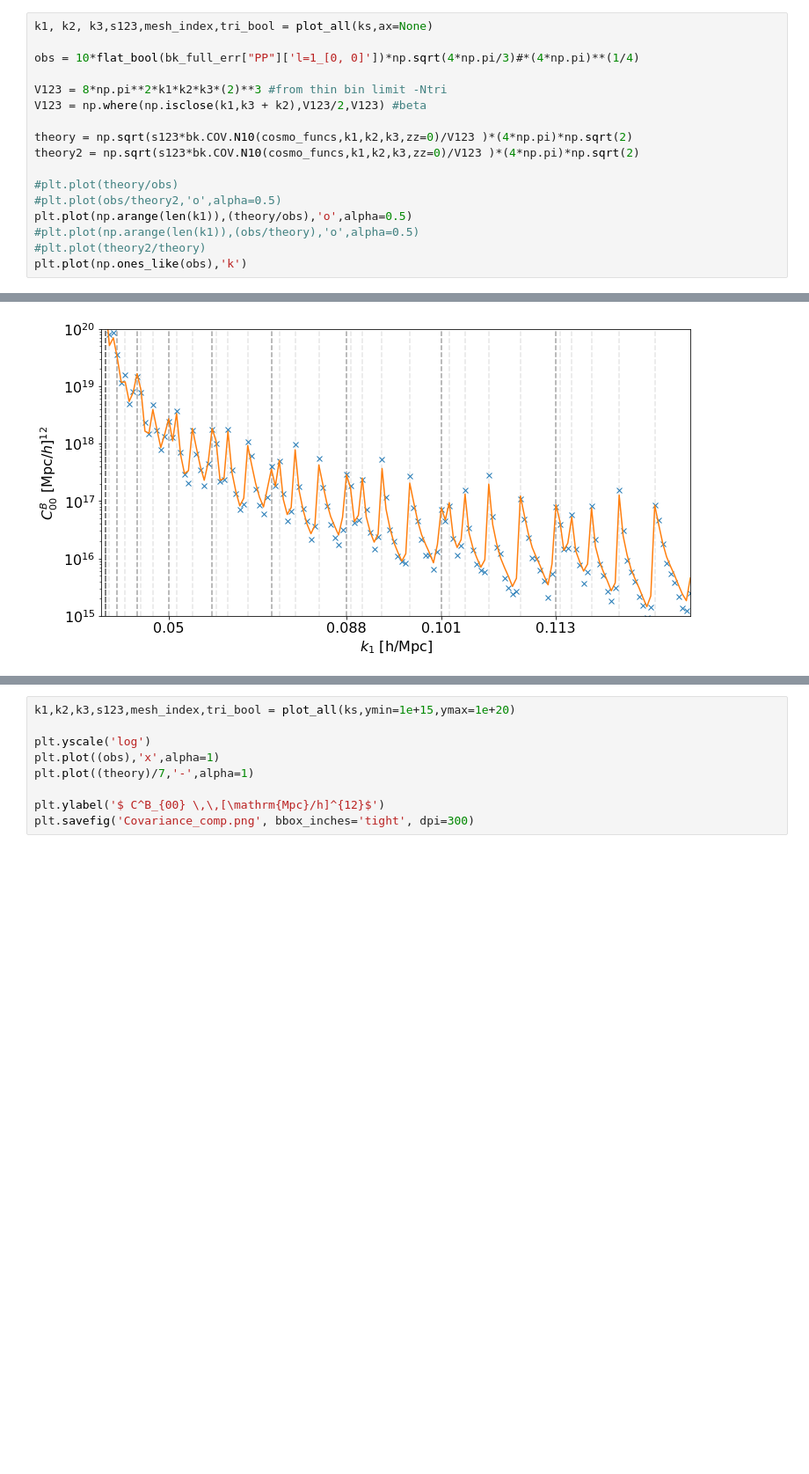
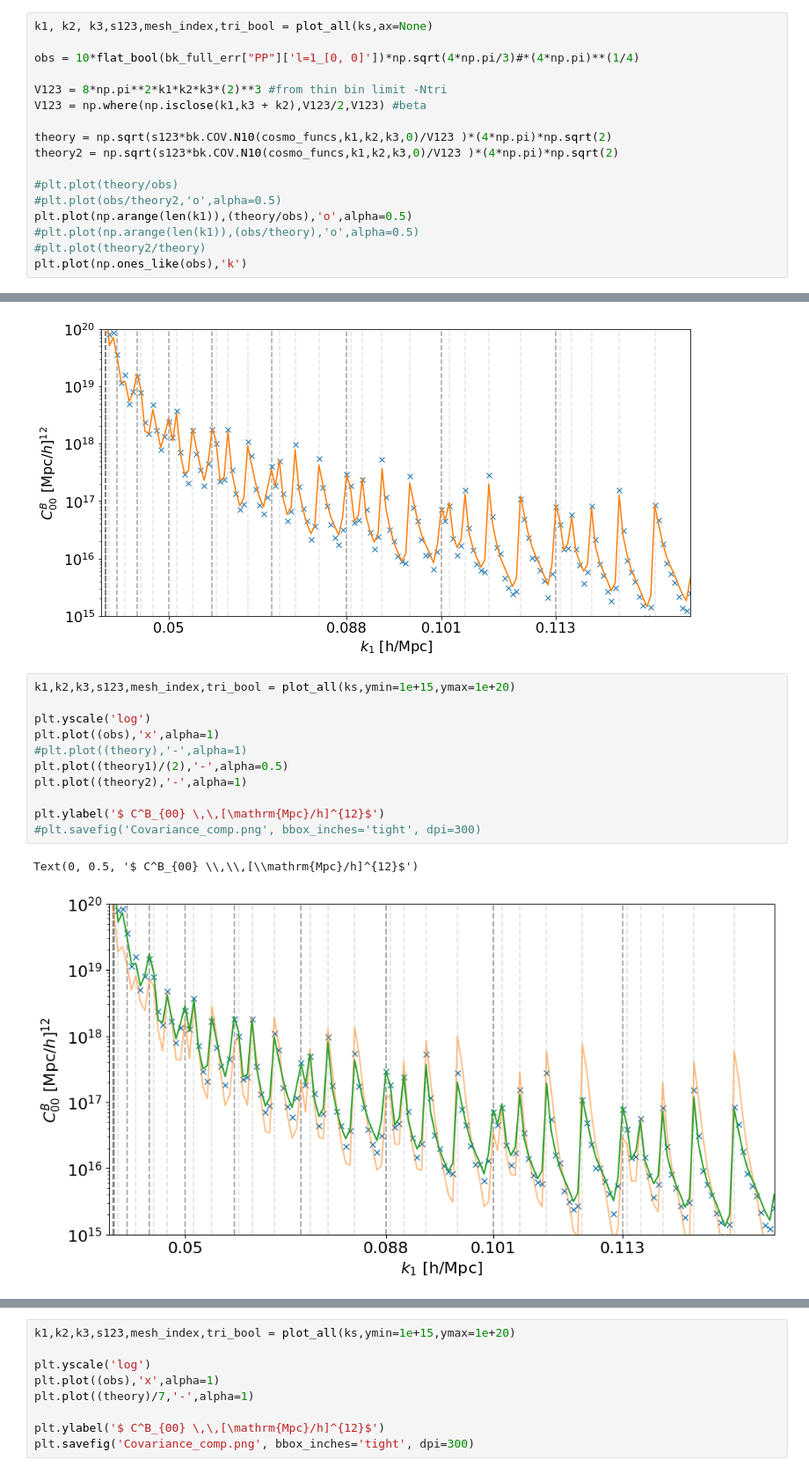
Before and after one commit to craddis1/PkBk, a Jupyter notebook: Notebooks/bk_2025.ipynb, the cells around one changed output, grey strips where cells are left out. Shown at 88% size. Cells and saved outputs as stored; diff of their text form; blank space fills up the shorter version.

```diff
--- a/Notebooks/bk_2025.ipynb
+++ b/Notebooks/bk_2025.ipynb
@@ -592,8 +671,8 @@ obs = 10*flat_bool(bk_full_err["PP"]['l=1_[0, 0]'])*np.sqrt(4*np.pi/3)#*(4*np.pi
 V123 = 8*np.pi**2*k1*k2*k3*(2)**3 #from thin bin limit -Ntri
 V123 = np.where(np.isclose(k1,k3 + k2),V123/2,V123) #beta
 
-theory = np.sqrt(s123*bk.COV.N10(cosmo_funcs,k1,k2,k3,zz=0)/V123 )*(4*np.pi)*np.sqrt(2)
-theory2 = np.sqrt(s123*bk.COV.N10(cosmo_funcs,k1,k2,k3,zz=0)/V123 )*(4*np.pi)*np.sqrt(2)
+theory = np.sqrt(s123*bk.COV.N10(cosmo_funcs,k1,k2,k3,0)/V123 )*(4*np.pi)*np.sqrt(2)
+theory2 = np.sqrt(s123*bk.COV.N10(cosmo_funcs,k1,k2,k3,0)/V123 )*(4*np.pi)*np.sqrt(2)
 
 #plt.plot(theory/obs)
 #plt.plot(obs/theory2,'o',alpha=0.5)
@@ -625,3 +704,17 @@ plt.ylabel('$ C^B_{00} \,\,[\mathrm{Mpc}/h]^{12}$')
 plt.savefig('Covariance_comp.png', bbox_inches='tight', dpi=300)
 # %% [output]
 [figure]
+# %%
+k1,k2,k3,s123,mesh_index,tri_bool = plot_all(ks,ymin=1e+15,ymax=1e+20)
+
+plt.yscale('log')
+plt.plot((obs),'x',alpha=1)
+#plt.plot((theory),'-',alpha=1)
+plt.plot((theory1)/(2),'-',alpha=0.5)
+plt.plot((theory2),'-',alpha=1)
+
+plt.ylabel('$ C^B_{00} \,\,[\mathrm{Mpc}/h]^{12}$')
+#plt.savefig('Covariance_comp.png', bbox_inches='tight', dpi=300)
+# %% [output]
+Text(0, 0.5, '$ C^B_{00} \\,\\,[\\mathrm{Mpc}/h]^{12}$')
+[figure, added]
```
Also changed, not shown: parts of 28 cells of this notebook.
